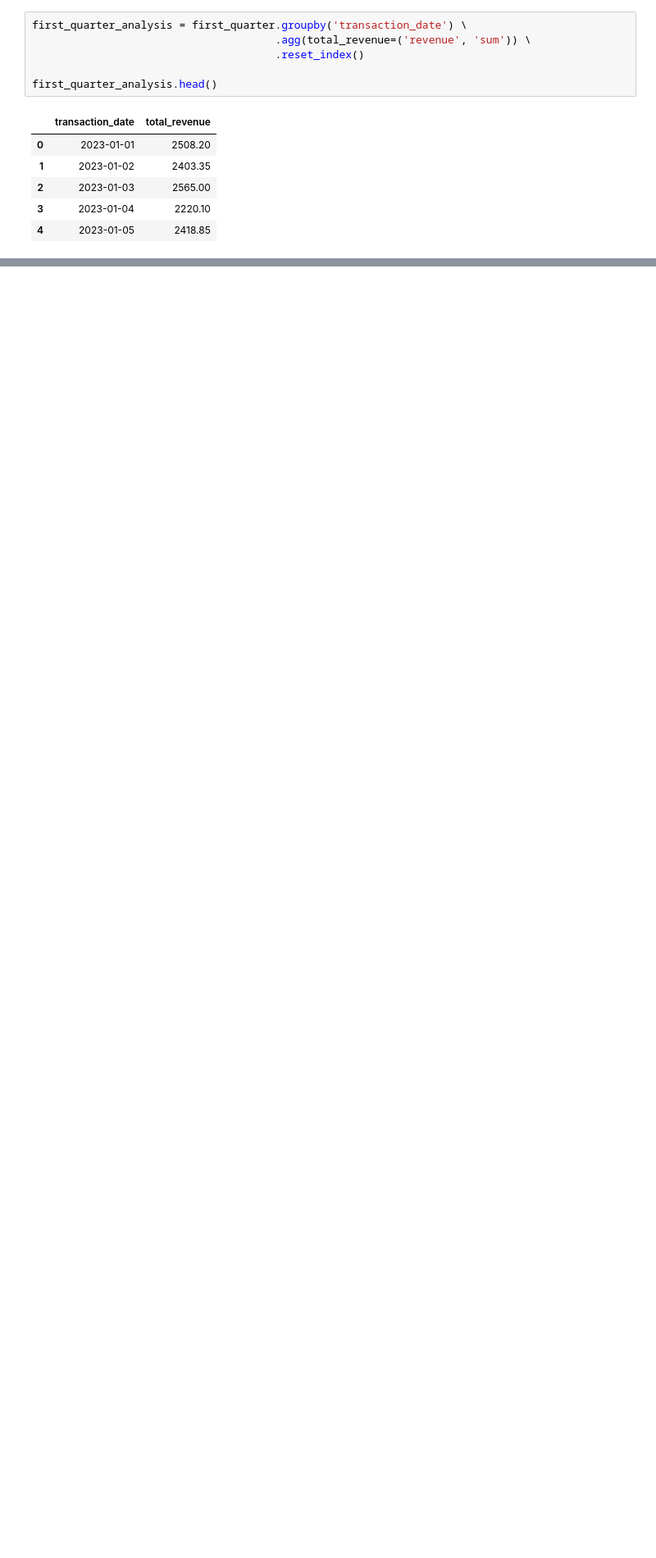
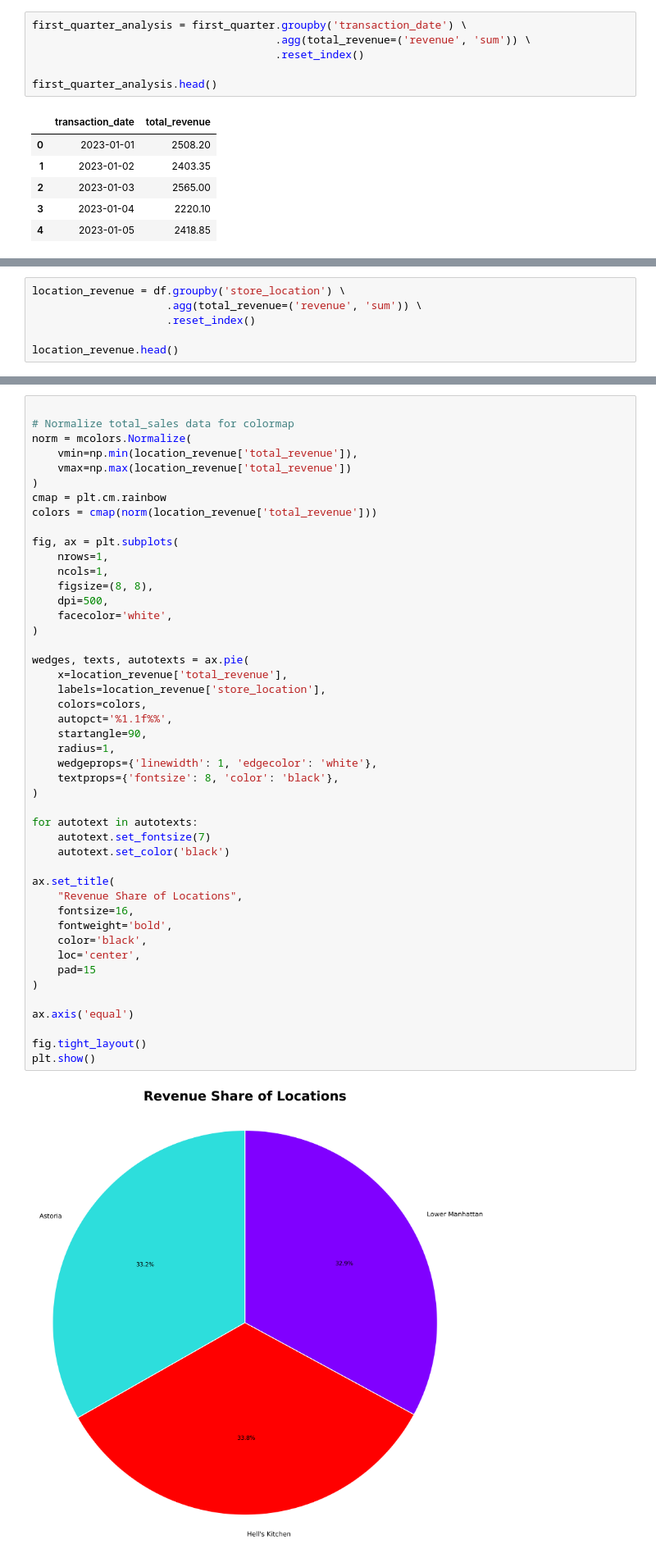
Before and after one commit to smartestnerdfromtown/Coffee-Shop-Sales-Analysis, a Jupyter notebook: analysis.ipynb, the cells around one changed output, grey strips where cells are left out. Shown at 82% size. Cells and saved outputs as stored; diff of their text form; blank space fills up the shorter version.

Commit message:
Revenue Share

```diff
--- a/analysis.ipynb
+++ b/analysis.ipynb
@@ -261,0 +268,6 @@ plt.show()
+# %%
+location_revenue = df.groupby('store_location') \
+                     .agg(total_revenue=('revenue', 'sum')) \
+                     .reset_index()
+
+location_revenue.head()
@@ -261,0 +279,48 @@ plt.show()
+# %%
+
+# Normalize total_sales data for colormap
+norm = mcolors.Normalize(
+    vmin=np.min(location_revenue['total_revenue']),
+    vmax=np.max(location_revenue['total_revenue'])
+)
+cmap = plt.cm.rainbow
+colors = cmap(norm(location_revenue['total_revenue']))
+
+fig, ax = plt.subplots(
+    nrows=1,
+    ncols=1,
+    figsize=(8, 8),
+    dpi=500,
+    facecolor='white',
+)
+
+wedges, texts, autotexts = ax.pie(
+    x=location_revenue['total_revenue'],
+    labels=location_revenue['store_location'],
+    colors=colors,
+    autopct='%1.1f%%',
+    startangle=90,
+    radius=1,
+    wedgeprops={'linewidth': 1, 'edgecolor': 'white'},
+    textprops={'fontsize': 8, 'color': 'black'},
+)
+
+for autotext in autotexts:
+    autotext.set_fontsize(7)
+    autotext.set_color('black')
+
+ax.set_title(
+    "Revenue Share of Locations",
+    fontsize=16,
+    fontweight='bold',
+    color='black',
+    loc='center',
+    pad=15
+)
+
+ax.axis('equal')
+
+fig.tight_layout()
+plt.show()
+# %% [output]
+[figure, added]
```
Also changed, not shown: parts of 3 cells of this notebook.
